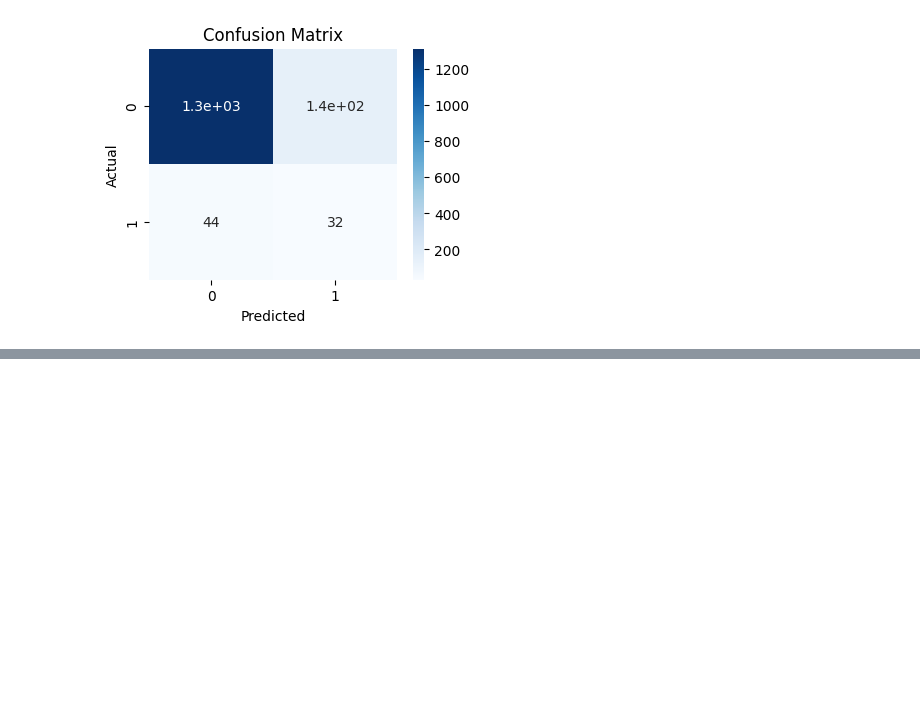
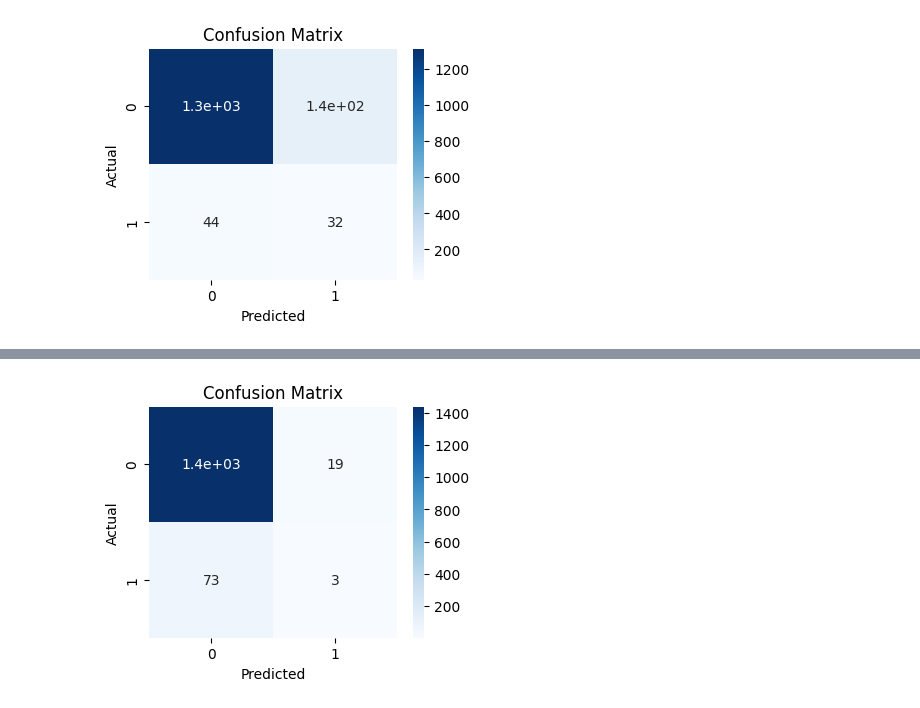
Before and after one commit to chalana-b/Stroke-Prediction, a Jupyter notebook: predictions.ipynb, the cells around one changed output, grey strips where cells are left out. Drawn from its saved outputs; the diff is of its cells as text; code cells hidden in the pictures; blank space fills up the shorter version.

```diff
--- a/predictions.ipynb
+++ b/predictions.ipynb
@@ -377,0 +414,9 @@ plt.show()
+# %%
+from sklearn.ensemble import GradientBoostingClassifier
+gradient_booster = GradientBoostingClassifier(learning_rate=0.3)
+gradient_booster.fit(X_train,y_train)
+y_pred_gradboost=gradient_booster.predict(X_test)
+from sklearn.metrics import confusion_matrix,classification_report,accuracy_score
+print(confusion_matrix(y_test,y_pred_gradboost))
+print(accuracy_score(y_test,y_pred_gradboost))
+print(classification_report(y_test,y_pred_gradboost))
@@ -377,0 +435,9 @@ plt.show()
+# %%
+plt.figure(figsize=(4, 3))
+sns.heatmap(confusion_matrix(y_test, y_pred_gradboost), annot=True, cmap='Blues')
+plt.title('Confusion Matrix')
+plt.xlabel('Predicted')
+plt.ylabel('Actual')
+plt.show()
+# %% [output]
+[figure, added]
```
Also changed, not shown: parts of 9 cells of this notebook.
